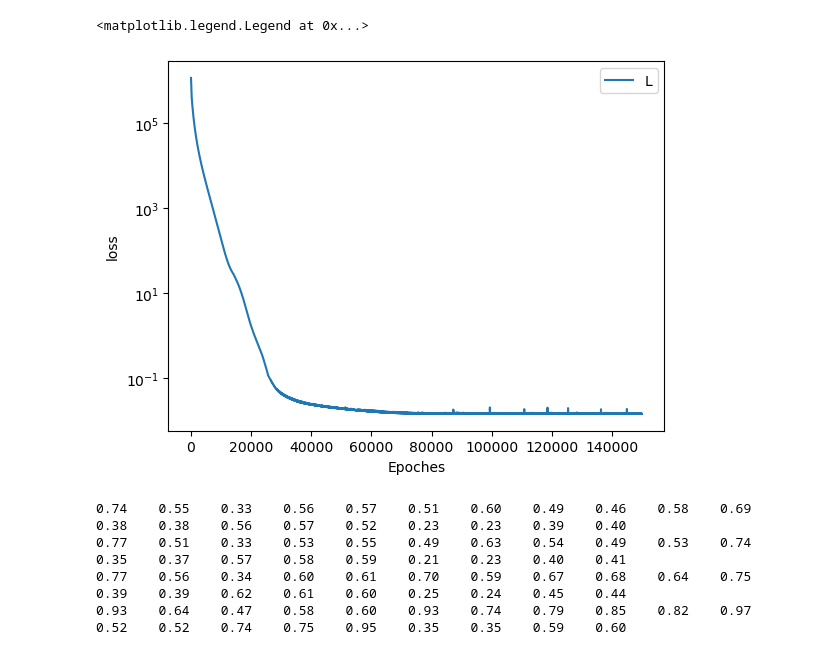
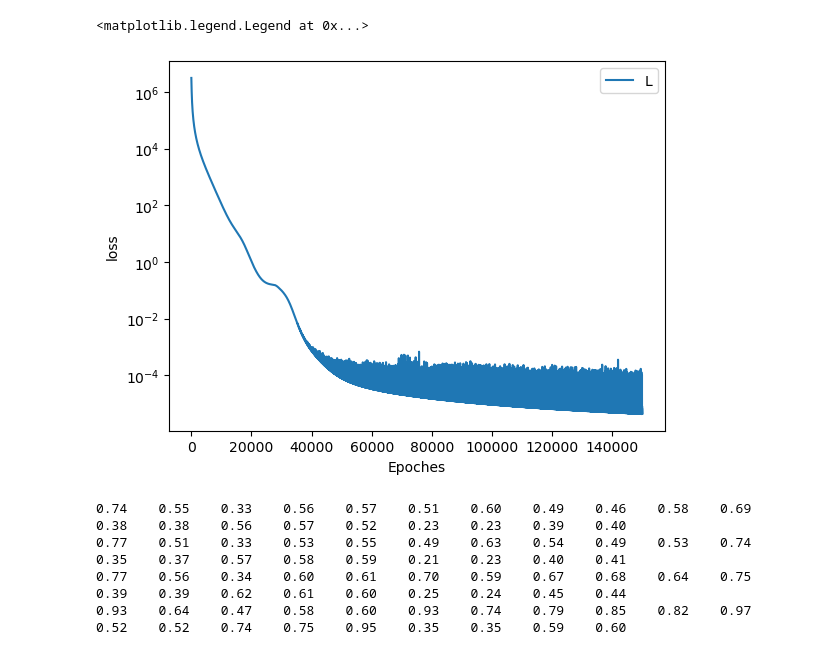
Before and after one commit to bizhili/Topology_Learning_Epis, a Jupyter notebook: readExperiment.ipynb, the cells around one changed output. Cells and saved outputs as stored; diff of their text form; code cells hidden in the pictures.

```diff
--- a/readExperiment.ipynb
+++ b/readExperiment.ipynb
@@ -46,29 +46,29 @@ def continious_to_sparcity_cols(my_matrix, topRow= 8):
 # %%
 identicalf= 0.01
 
-node= 50
+node= 100
 
-strain= 1
+strain= 4
 
 #AA_RGG_identical_12_2_-1_0_100_10.0_150000
 #AA_ER_identical_13_4_-1_0_100_10.0_150000
 #AA_WS_identical_11_1_-1_0_100_10.0_150000
 #AA_WS_identical_11_4_-1_0_100_10.0_150000
 
-fileName= f"results/AA/AA_WS_identical_{11}_{strain}_-1_0_100_{identicalf*1000}_150000.npz"
+fileName= f"results/AA/AA_RGG_identical_{13}_{strain}_-1_0_100_{identicalf*1000}_150000.npz"
 IMatrix= torch.eye(node, device= "cpu")
 npzfile = np.load(fileName)
 loss= npzfile['loss']
 taus= npzfile["taus"]
 
 plt.plot(loss)
 plt.yscale("log")
 plt.xlabel("Epoches")
 plt.ylabel("loss")
 plt.legend("Loss")
 # %% [output]
 <matplotlib.legend.Legend at 0x...>
-[figure, old version]
+[figure, new version]
 # %%
 
 identicalf= 0.01
```
Also changed, not shown: parts of 3 cells of this notebook, 2 other files.
